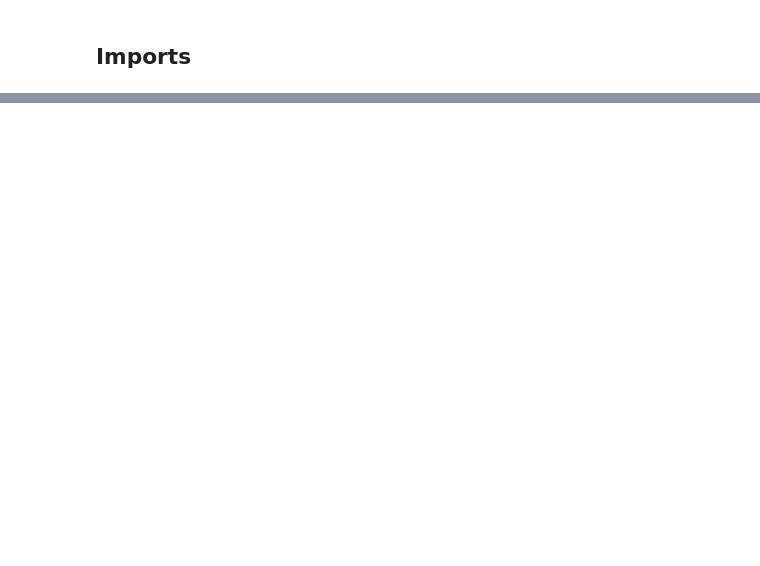
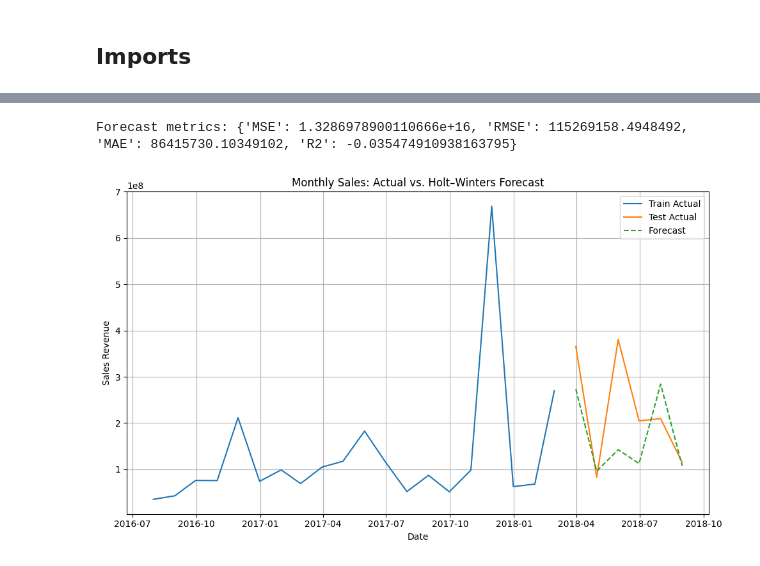
Before and after one commit to SalaarMasood/Data-Science-Proj, a Jupyter notebook: models.ipynb, the cells around one changed output, grey strips where cells are left out. Saved outputs shown, nothing was run; the diff lists cells and outputs as text; code cells hidden in the pictures; blank space fills up the shorter version.

```diff
--- a/models.ipynb
+++ b/models.ipynb
@@ -767,0 +1217,15 @@ Analysis Complete
+# %%
+# forecast
+forecast = hw_model.forecast(len(test))
+
+# evaluate where actuals exist
+valid = ~test.isna()
+y_true = test[valid]
+y_pred = forecast[valid]
+
+metrics = {
+    'MSE':  mean_squared_error(y_true, y_pred),
+    'RMSE': np.sqrt(mean_squared_error(y_true, y_pred)),
+    'MAE':  mean_absolute_error(y_true, y_pred),
+    'R2':   r2_score(y_true, y_pred)
+}
@@ -767,0 +1240,17 @@ Analysis Complete
+# %%
+print("\nForecast metrics:", metrics)
+
+plt.figure(figsize=(10,6))
+plt.plot(train.index, train.values, label='Train Actual')
+plt.plot(test.index,  test.values,  label='Test Actual')
+plt.plot(forecast.index, forecast.values, '--', label='Forecast')
+plt.title('Monthly Sales: Actual vs. Holt–Winters Forecast')
+plt.xlabel('Date')
+plt.ylabel('Sales Revenue')
+plt.legend()
+plt.grid(True)
+plt.tight_layout()
+plt.show()
+# %% [output]
+Forecast metrics: {'MSE': 1.3286978900110666e+16, 'RMSE': 115269158.4948492, 'MAE': 86415730.10349102, 'R2': -0.035474910938163795}
+[figure, added]
```
Also changed, not shown: parts of 53 cells of this notebook, 1 other file.
